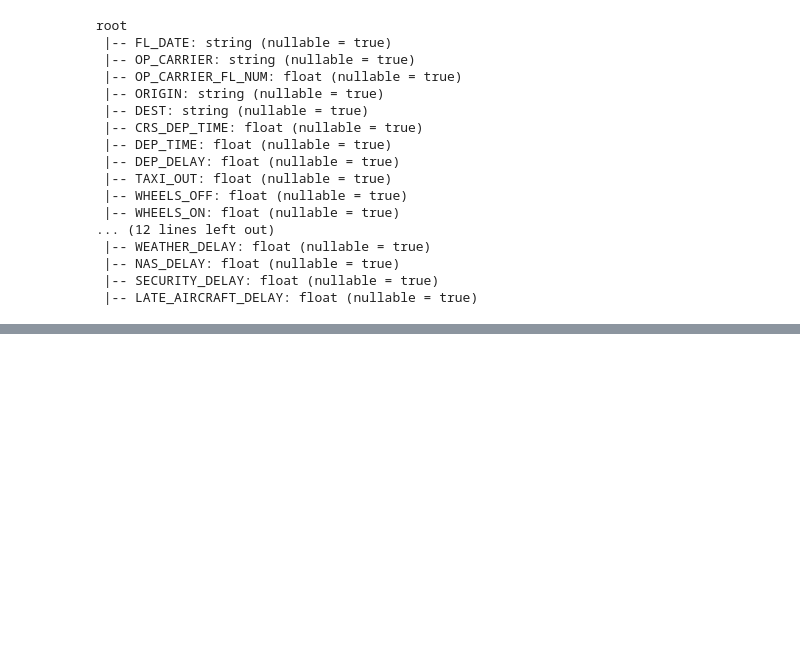
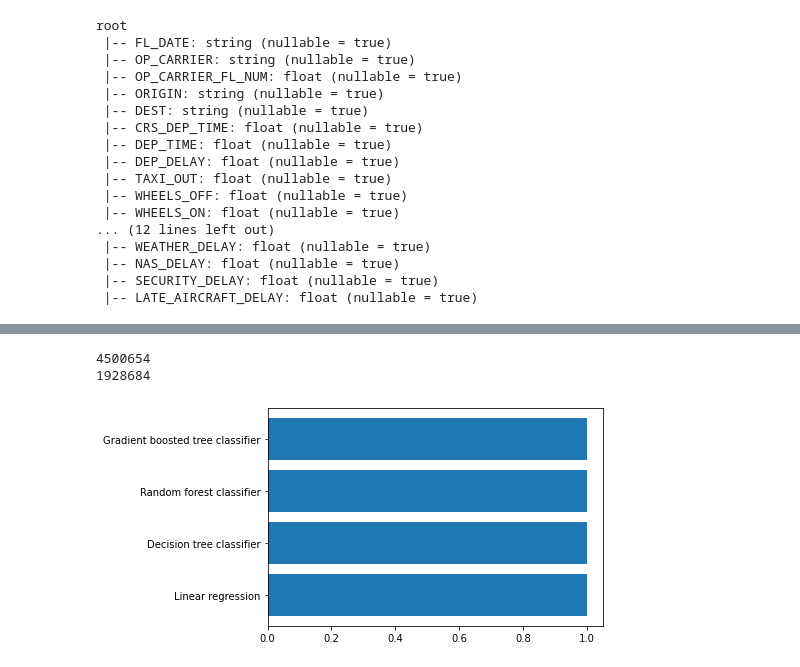
Before and after one commit to a3darekar/big-data-management-project-3, a Jupyter notebook: Airlines.ipynb, the cells around one changed output, grey strips where cells are left out. Drawn from its saved outputs; the diff is of its cells as text; code cells hidden in the pictures; blank space fills up the shorter version.

```diff
--- a/Airlines.ipynb
+++ b/Airlines.ipynb
@@ -211,7 +160,7 @@ root
 stages = [] # stages in our Pipeline
 
 for categoricalCol in string_columns:
-    stringIndexer = StringIndexer(inputCol=categoricalCol, outputCol=categoricalCol + "Index")
+    stringIndexer = StringIndexer(inputCol=categoricalCol, outputCol=categoricalCol + "Index", handleInvalid="skip")
     encoder = OneHotEncoder(inputCols=[stringIndexer.getOutputCol()], outputCols=[categoricalCol + "classVec"])
     stages += [stringIndexer, encoder]
 
@@ -221,7 +170,7 @@ label_stringIdx =  StringIndexer(inputCol="CANCELLED", outputCol="label")
 stages += [label_stringIdx]
 
 assemblerInputs = [c + "classVec" for c in string_columns] + numeric_columns
-assembler = VectorAssembler(inputCols=assemblerInputs, outputCol='features')
+assembler = VectorAssembler(inputCols=assemblerInputs, outputCol='features', handleInvalid="skip")
 stages += [assembler]
 # %%
 # Create a Pipeline.
@@ -254,0 +213,44 @@ Out[11]: [StringIndexer_02011950a66f,
+# %%
+(trainingData, testData) = PreparedData.randomSplit([0.7, 0.3], seed=100)
+print(trainingData.count())
+print(testData.count())
+# %% [output]
+4500654
+1928684
+# %%
+from pyspark.ml.classification import LogisticRegression, DecisionTreeClassifier, RandomForestClassifier, GBTClassifier
+
+lr = LogisticRegression(labelCol="label", featuresCol="features", maxIter=10, regParam=0.1)
+lrModel = lr.fit(trainingData)
+lrPredictions = lrModel.transform(testData)
+
+dtc = DecisionTreeClassifier(featuresCol="features", labelCol="label")
+dtcModel = dtc.fit(trainingData)
+dtcPredictions = dtcModel.transform(testData)
+
+rfc = RandomForestClassifier(labelCol="label", featuresCol="features")
+rfcModel = rfc.fit(trainingData)
+rfcPredictions = rfcModel.transform(testData)
+
+gbc = GBTClassifier(labelCol="label", featuresCol="features")
+gbcModel = gbc.fit(trainingData)
+gbcPredictions = gbcModel.transform(testData)
+# %%
+from pyspark.ml.evaluation import BinaryClassificationEvaluator
+
+# Evaluate model
+evaluator = BinaryClassificationEvaluator()
+accuracies = [
+    evaluator.evaluate(lrPredictions),
+	evaluator.evaluate(dtcPredictions),
+	evaluator.evaluate(rfcPredictions),
+	evaluator.evaluate(gbcPredictions)
+]
+# %%
+ids = [0, 1, 2, 3]
+accuracy_labels = ['Linear regression', 'Decision tree classifier', 'Random forest classifier', 'Gradient boosted tree classifier']
+
+plt.barh(accuracy_labels, accuracies)
+plt.show()
+# %% [output]
+[figure, added]
```
Also changed, not shown: parts of 15 cells of this notebook.
